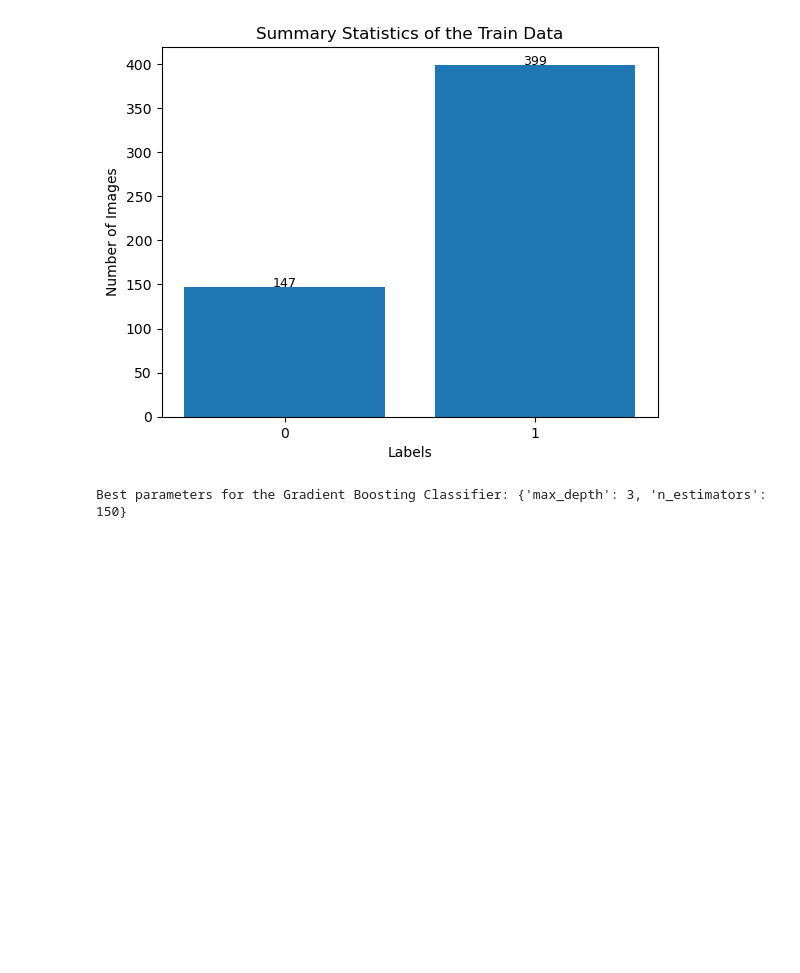
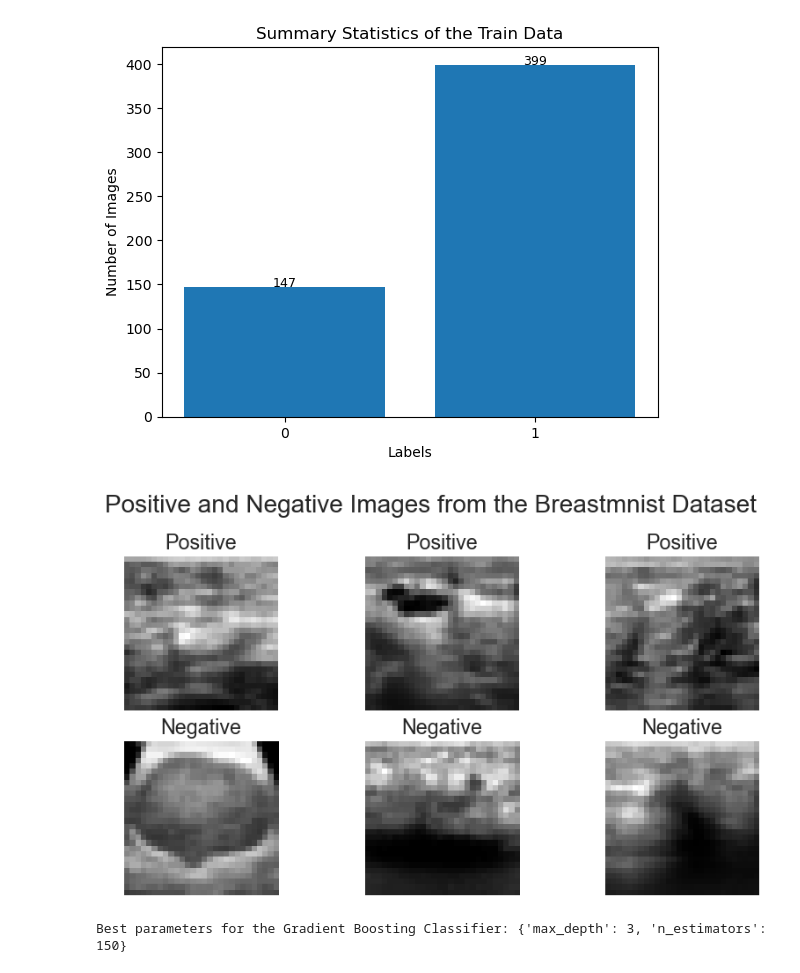
Before and after one commit to phil-mira/AMLS_assignment24_25, a Jupyter notebook: A/main_A.ipynb, the cells around one changed output. Cells and saved outputs as stored; diff of their text form; code cells hidden in the pictures; blank space fills up the shorter version.

```diff
--- a/A/main_A.ipynb
+++ b/A/main_A.ipynb
@@ -43,6 +43,23 @@ plt.show()
 Train images: (546, 28, 28)
 Train labels: (546, 1)
 [figure]
+# %%
+# Display 3 positive and 3 negative images
+positive_images = breastmnist_train_images[breastmnist_train_labels == 1].drop(columns='label').values
+negative_images = breastmnist_train_images[breastmnist_train_labels == 0].drop(columns='label').values
+
+fig, ax = plt.subplots(2, 3, figsize=(10, 5))
+for i in range(3):
+    fig.suptitle("Positive and Negative Images from the Breastmnist Dataset", y=1.02)
+    ax[0, i].imshow(positive_images[i].reshape(28, 28), cmap='gray')
+    ax[0, i].set_title("Positive")
+    ax[0, i].axis('off')
+    ax[1, i].imshow(negative_images[i].reshape(28, 28), cmap='gray')
+    ax[1, i].set_title("Negative")
+    ax[1, i].axis('off')
+plt.show()
+# %% [output]
+[figure, added]
 # %%
 #Normalize the images
 breastmnist_train_images = breastmnist_train_images.astype('float32') / 255
```
Also changed, not shown: 2 other files.
